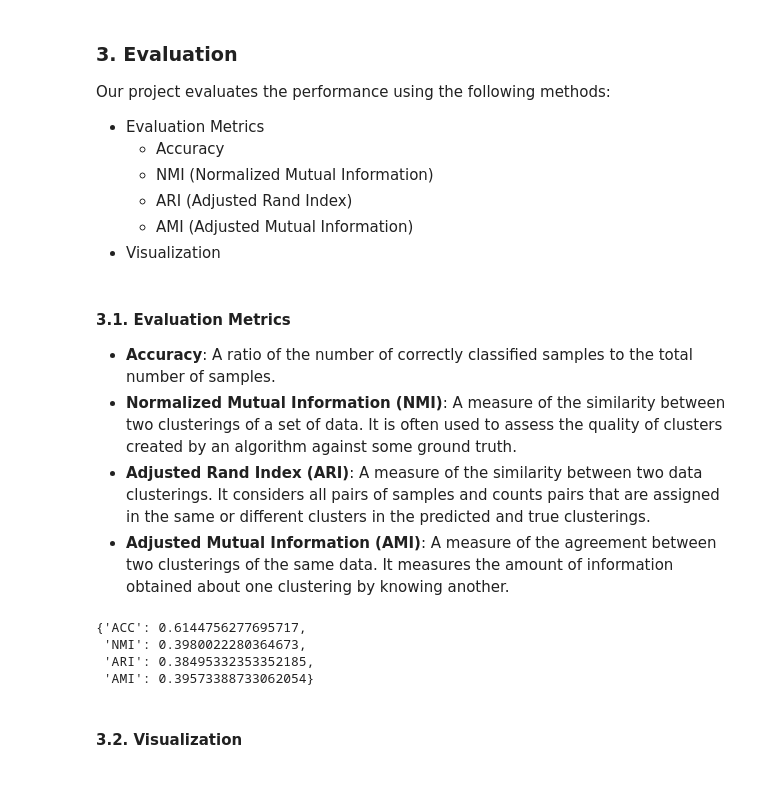
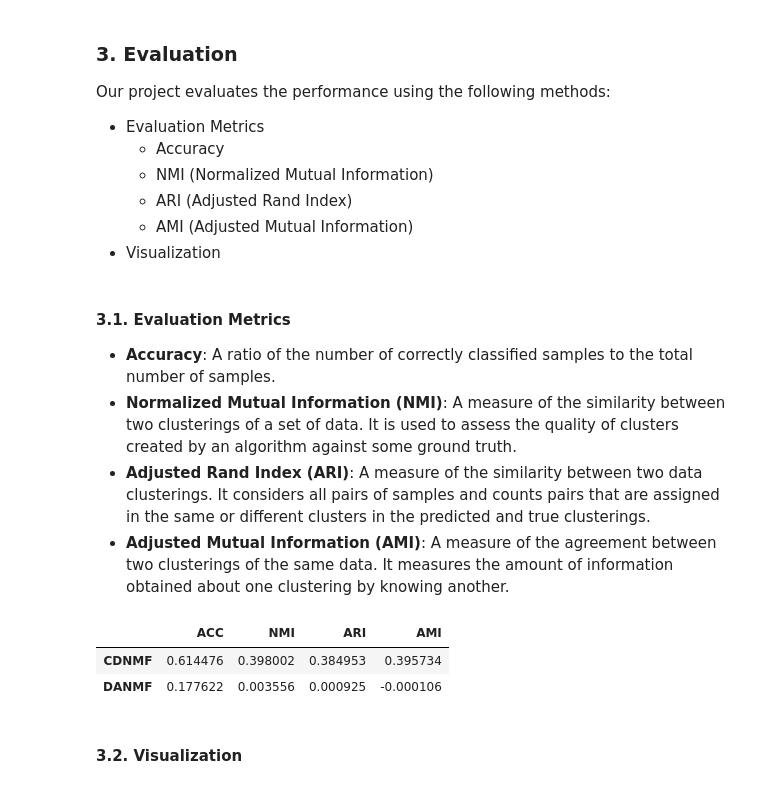
Before and after one commit to hardness1020/Community_Detection, a Jupyter notebook: main.ipynb, the cells around one changed output. Saved outputs shown, nothing was run; the diff lists cells and outputs as text; code cells hidden in the pictures.

```diff
--- a/main.ipynb
+++ b/main.ipynb
@@ -267,7 +284,7 @@ y_true = pd.read_csv('dataset/cora/group.txt', header=None, delimiter=' ').value
 # %% [markdown]
 #### 3.1. Evaluation Metrics
 - **Accuracy**: A ratio of the number of correctly classified samples to the total number of samples.
-- **Normalized Mutual Information (NMI)**: A measure of the similarity between two clusterings of a set of data. It is often used to assess the quality of clusters created by an algorithm against some ground truth.
+- **Normalized Mutual Information (NMI)**: A measure of the similarity between two clusterings of a set of data. It is used to assess the quality of clusters created by an algorithm against some ground truth.
 - **Adjusted Rand Index (ARI)**: A measure of the similarity between two data clusterings. It considers all pairs of samples and counts pairs that are assigned in the same or different clusters in the predicted and true clusterings.
 - **Adjusted Mutual Information (AMI)**: A measure of the agreement between two clusterings of the same data. It measures the amount of information obtained about one clustering by knowing another.
 # %%
@@ -291,14 +308,18 @@ def clusterscores(pred: np.array, target: np.array):
     ARI = adjusted_rand_score(target, pred)
     AMI = adjusted_mutual_info_score(target, pred)
     return {'ACC': ACC, 'NMI': NMI, 'ARI': ARI, 'AMI': AMI}
-# %%
-scores_CDNMF = clusterscores(y_pred_CDNMF, y_true)
-scores_CDNMF
-# %% [output]
-{'ACC': 0.6144756277695717,
- 'NMI': 0.3980022280364673,
- 'ARI': 0.38495332353352185,
- 'AMI': 0.39573388733062054}
+# %%
+scores_CDNMF = clusterscores(y_pred_CDNMF, y_true)
+scores_DANMF = clusterscores(y_pred_DANMF, y_true)
+
+
+# Plot the table of results
+df = pd.DataFrame([scores_CDNMF, scores_DANMF], index=['CDNMF', 'DANMF'])
+df
+# %% [output]
+|  | ACC | NMI | ARI | AMI |
+| CDNMF | 0.614476 | 0.398002 | 0.384953 | 0.395734 |
+| DANMF | 0.177622 | 0.003556 | 0.000925 | -0.000106 |
 # %% [markdown]
 #### 3.2. Visualization
 # %%
```
Also changed, not shown: parts of 7 cells of this notebook.
